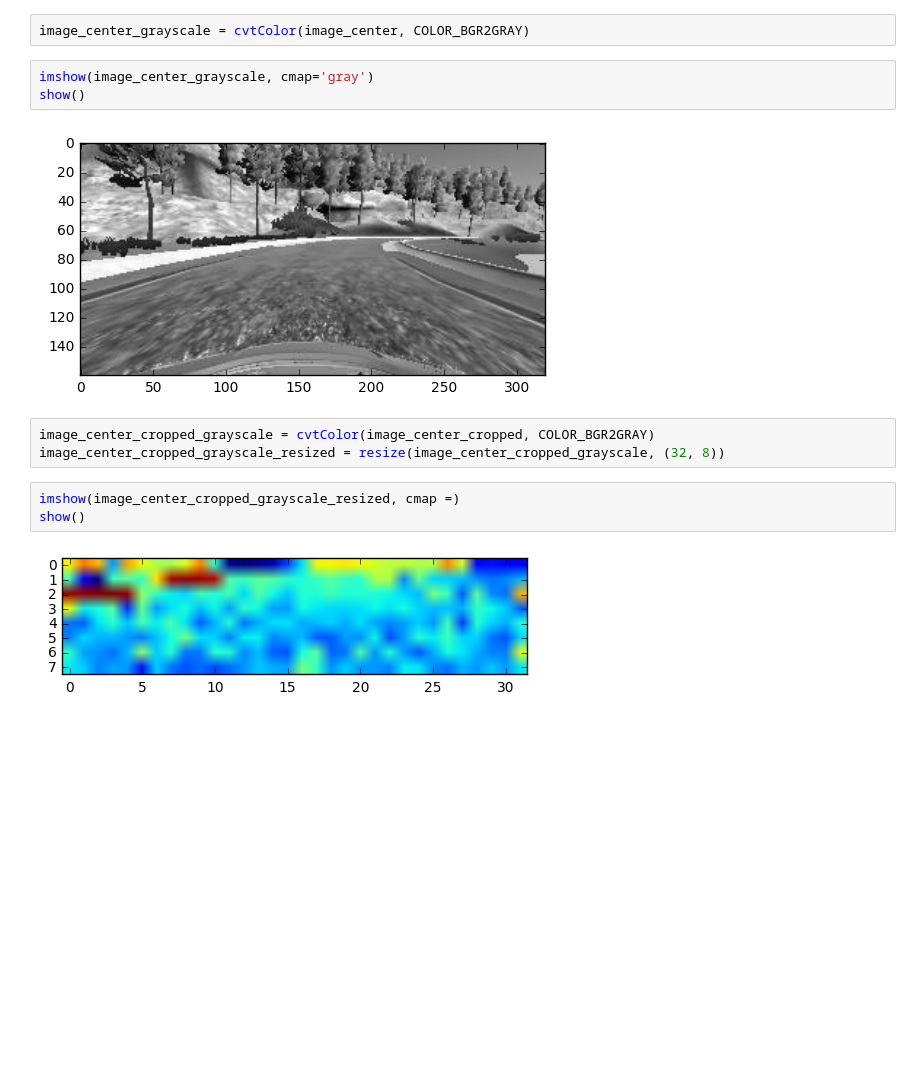
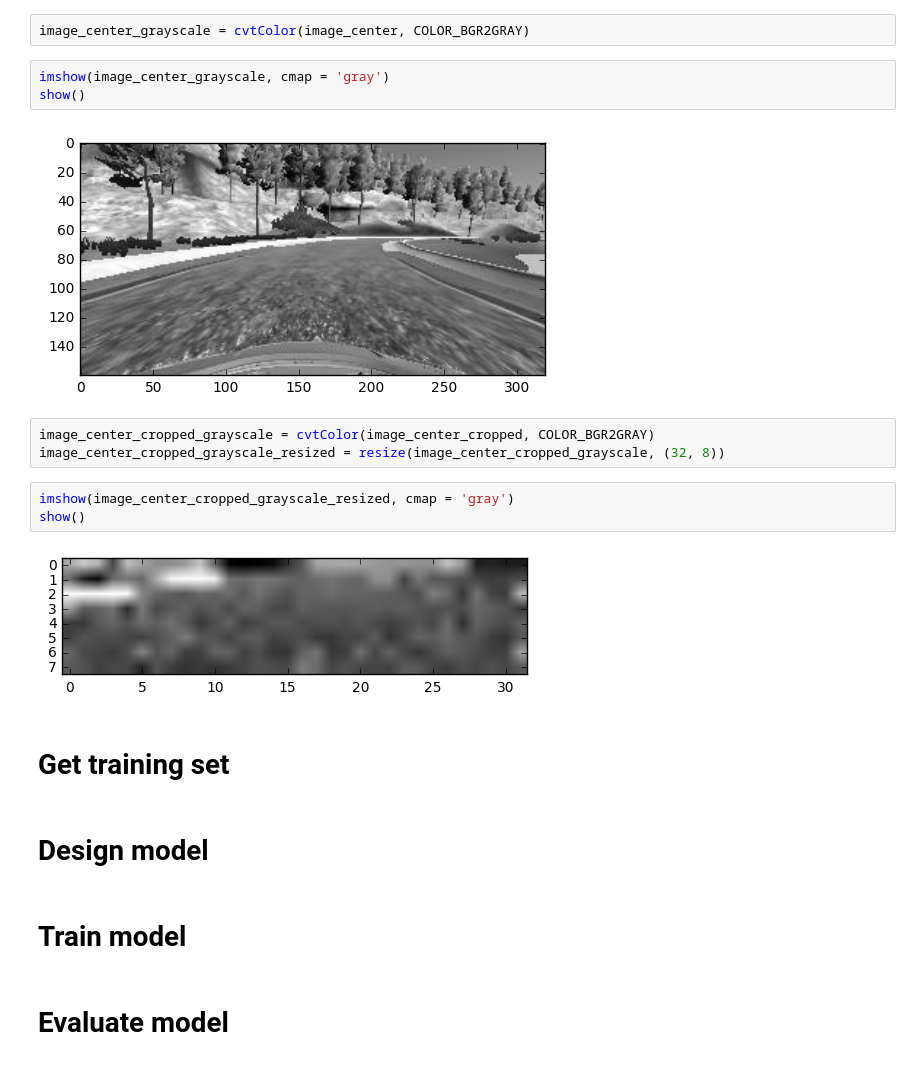
Before and after one commit to AmadeusQQ/behavioral-cloning, a Jupyter notebook: notebook.ipynb, the cells around one changed output. Drawn from its saved outputs; the diff is of its cells as text; blank space fills up the shorter version.

```diff
--- a/notebook.ipynb
+++ b/notebook.ipynb
@@ -95,7 +95,7 @@ show()
 # %%
 image_center_grayscale = cvtColor(image_center, COLOR_BGR2GRAY)
 # %%
-imshow(image_center_grayscale, cmap='gray')
+imshow(image_center_grayscale, cmap = 'gray')
 show()
 # %% [output]
 [figure]
@@ -103,7 +103,15 @@ show()
 image_center_cropped_grayscale = cvtColor(image_center_cropped, COLOR_BGR2GRAY)
 image_center_cropped_grayscale_resized = resize(image_center_cropped_grayscale, (32, 8))
 # %%
-imshow(image_center_cropped_grayscale_resized, cmap =)
+imshow(image_center_cropped_grayscale_resized, cmap = 'gray')
 show()
 # %% [output]
-[figure, old version]
+[figure, new version]
+# %% [markdown]
+# Get training set
+# %% [markdown]
+# Design model
+# %% [markdown]
+# Train model
+# %% [markdown]
+# Evaluate model
```
